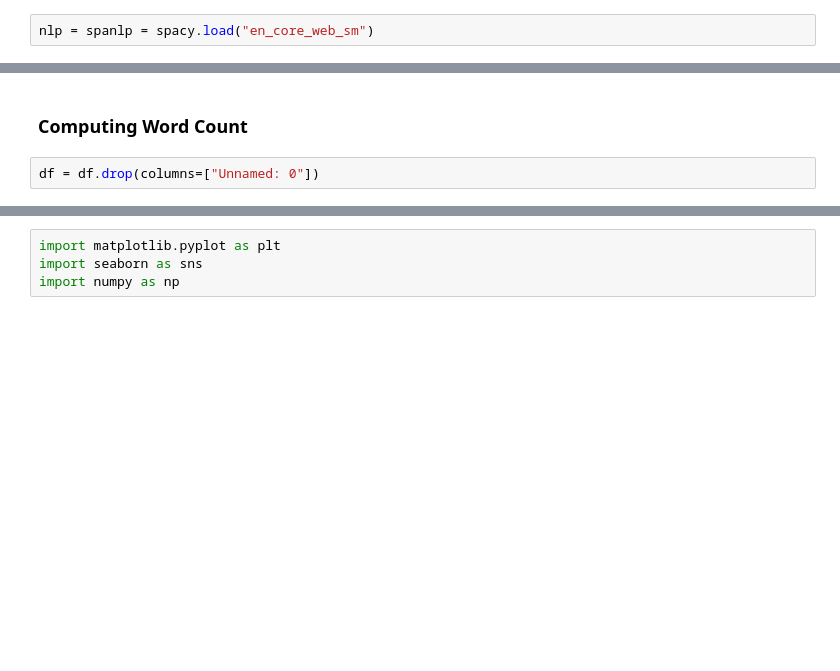
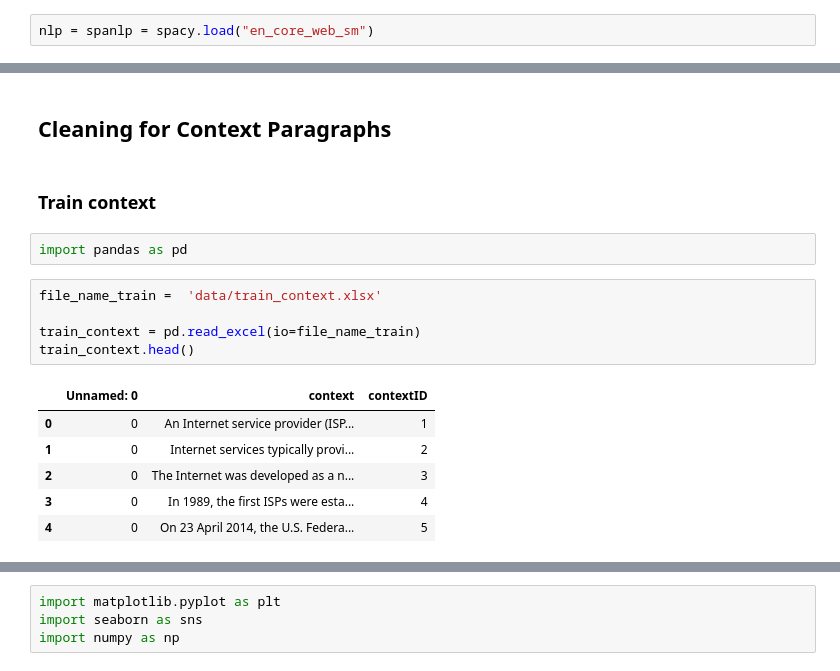
Before and after one commit to TzeMeng/CAPSTONE, a Jupyter notebook: Data_Exploration.ipynb, the cells around one changed output, grey strips where cells are left out. Drawn from its saved outputs; the diff is of its cells as text; blank space fills up the shorter version.

```diff
--- a/Data_Exploration.ipynb
+++ b/Data_Exploration.ipynb
@@ -19,4 +5,18 @@ df.head()
-# %% [markdown]
-### Computing Word Count
-# %%
-df = df.drop(columns=["Unnamed: 0"])
+# %% [markdown]
+## Cleaning for Context Paragraphs
+# %% [markdown]
+### Train context
+# %%
+import pandas as pd
+# %%
+file_name_train =  'data/train_context.xlsx'
+
+train_context = pd.read_excel(io=file_name_train)
+train_context.head()
+# %% [output]
+|  | Unnamed: 0 | context | contextID |
+| 0 | 0 | An Internet service provider (ISP... | 1 |
+| 1 | 0 | Internet services typically provi... | 2 |
+| 2 | 0 | The Internet was developed as a n... | 3 |
+| 3 | 0 | In 1989, the first ISPs were esta... | 4 |
+| 4 | 0 | On 23 April 2014, the U.S. Federa... | 5 |
```
Also changed, not shown: parts of 15 cells of this notebook.
